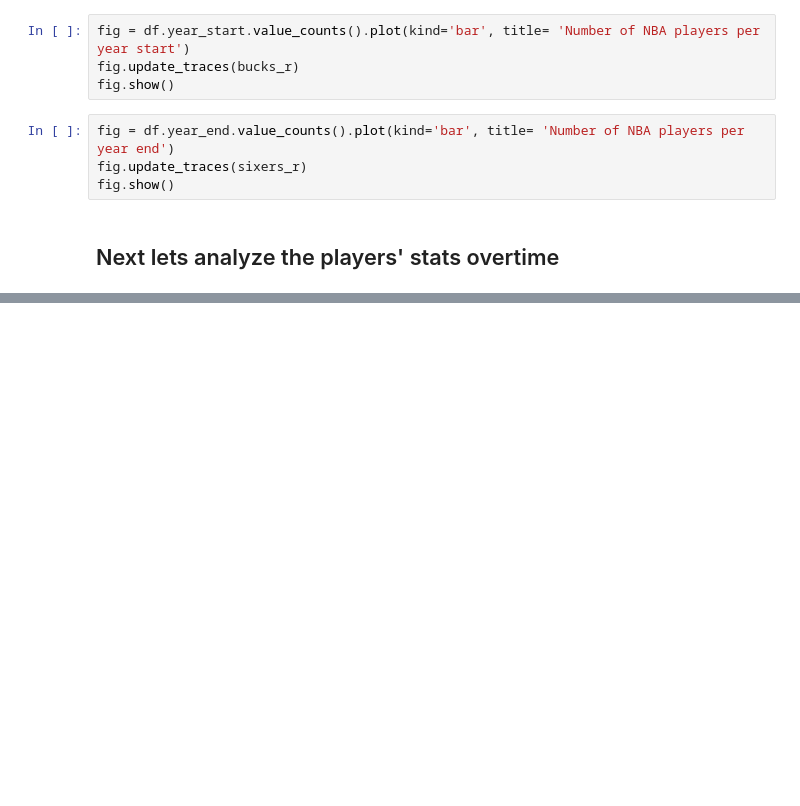
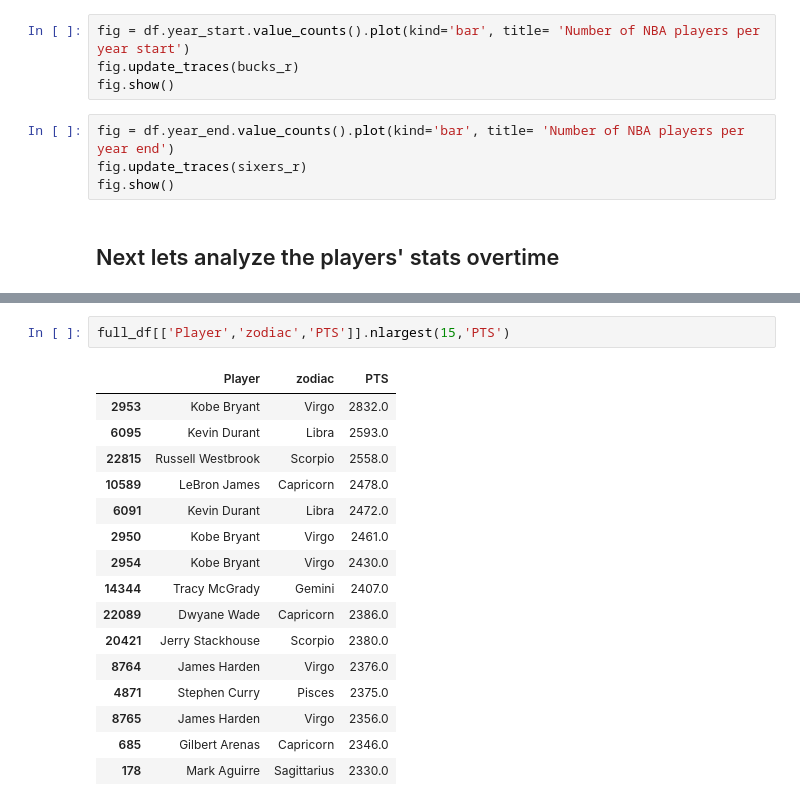
Before and after one commit to alaym3/nba-network-analysis, a Jupyter notebook: player_stats.ipynb, the cells around one changed output, grey strips where cells are left out. Cells and saved outputs as stored; diff of their text form; blank space fills up the shorter version.

```diff
--- a/player_stats.ipynb
+++ b/player_stats.ipynb
@@ -229,0 +468,19 @@ which zodiac sign is best lol
+# %%
+full_df[['Player','zodiac','PTS']].nlargest(15,'PTS')
+# %% [output]
+|  | Player | zodiac | PTS |
+| 2953 | Kobe Bryant | Virgo | 2832.0 |
+| 6095 | Kevin Durant | Libra | 2593.0 |
+| 22815 | Russell Westbrook | Scorpio | 2558.0 |
+| 10589 | LeBron James | Capricorn | 2478.0 |
+| 6091 | Kevin Durant | Libra | 2472.0 |
+| 2950 | Kobe Bryant | Virgo | 2461.0 |
+| 2954 | Kobe Bryant | Virgo | 2430.0 |
+| 14344 | Tracy McGrady | Gemini | 2407.0 |
+| 22089 | Dwyane Wade | Capricorn | 2386.0 |
+| 20421 | Jerry Stackhouse | Scorpio | 2380.0 |
+| 8764 | James Harden | Virgo | 2376.0 |
+| 4871 | Stephen Curry | Pisces | 2375.0 |
+| 8765 | James Harden | Virgo | 2356.0 |
+| 685 | Gilbert Arenas | Capricorn | 2346.0 |
+| 178 | Mark Aguirre | Sagittarius | 2330.0 |
```
Also changed, not shown: parts of 31 cells of this notebook.
